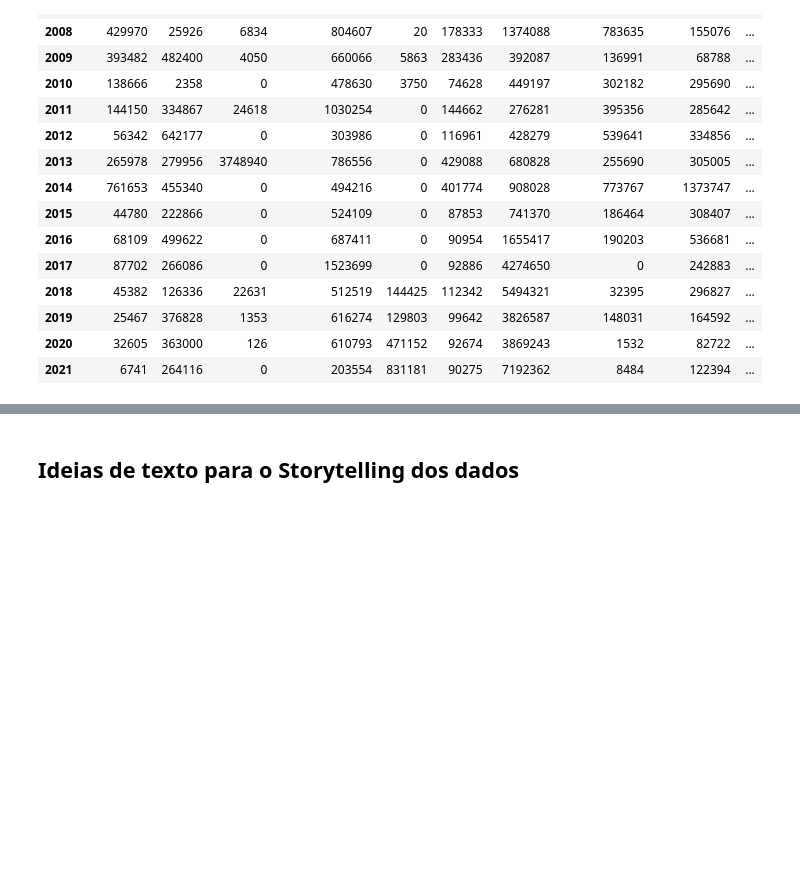
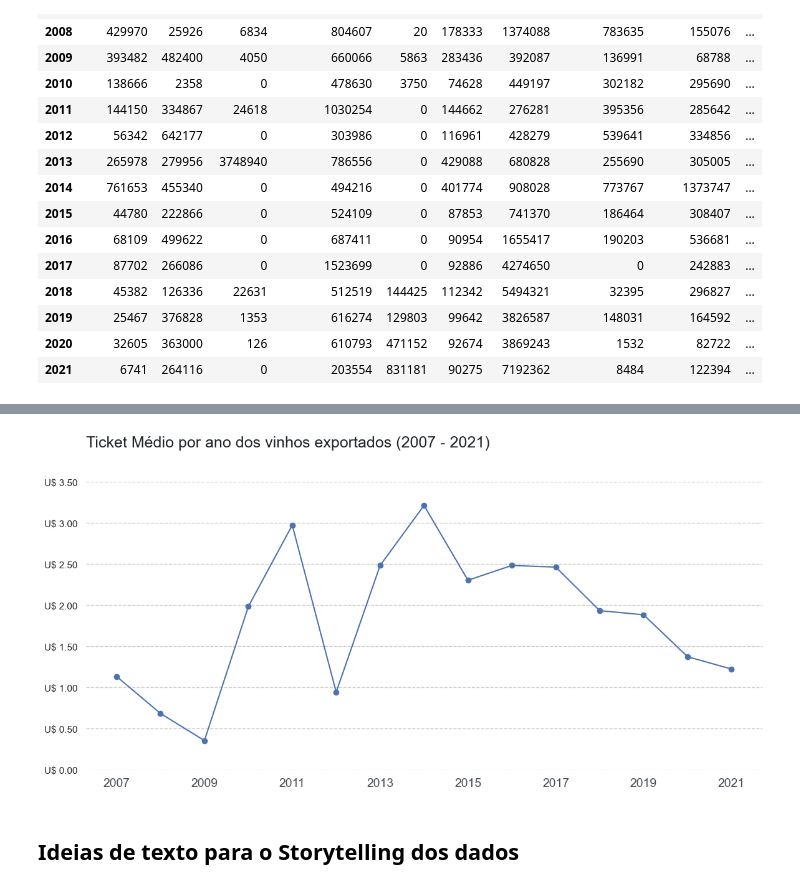
Before and after one commit to afonsosr2/techchallenge-grupo51, a Jupyter notebook: Desafio-vinhos.ipynb, the cells around one changed output, grey strips where cells are left out. Saved outputs shown, nothing was run; the diff lists cells and outputs as text; code cells hidden in the pictures; blank space fills up the shorter version.

```diff
--- a/Desafio-vinhos.ipynb
+++ b/Desafio-vinhos.ipynb
@@ -179,6 +179,9 @@ dados_dolar_combinado
 dados_dolar_anual_total = dados_dolar_combinado.copy()
 dados_dolar_anual_total.columns = dados_dolar_anual_total.columns.str.replace("-Dolar","")
 export_por_ano = dados_dolar_anual_total.iloc[:,1:-2].sum().to_frame().rename(columns={0: "Total"})
+
+export_por_ano_dolar = export_por_ano.copy()
+
 export_por_ano["Total"] = (export_por_ano["Total"] / 1e6).round(2)
 export_por_ano.head(3)
 # %% [output]
@@ -777,0 +902,5 @@ plt.show()
+# %%
+total_unidades_ano = dados_qtd_combinado.drop(["Total","Continente"], axis =1).set_index("País").T
+total_unidades_ano["Total"] = total_unidades_ano.sum(axis = 1)
+total_unidades_ano = total_unidades_ano.rename_axis('Ano').reset_index()
+total_unidades_ano.head()
@@ -777,0 +915,6 @@ plt.show()
+# %%
+total_ticket_medio_ano = total_unidades_ano[["Ano","Total"]]
+total_ticket_medio_ano["US$"] = export_por_ano_dolar["Total"].values
+total_ticket_medio_ano["Ticket_medio"] = (total_ticket_medio_ano["US$"] / total_ticket_medio_ano["Total"]).round(2)
+total_ticket_medio_ano.columns = ["Ano","Total_unidades","Total_US$","Ticket_medio"]
+total_ticket_medio_ano
@@ -778,3 +949,30 @@ plt.show()
+# %%
+# Definindo a área do gráfico e o tema da visualização
+fig, ax = plt.subplots(figsize=(14,6))
+
+# Desenhando o gráfico
+ax.plot(total_ticket_medio_ano["Ano"], total_ticket_medio_ano["Ticket_medio"], marker="o")
+
+ # Personalizando o gráfico
+ax.set_title('Ticket Médio por ano dos vinhos exportados (2007 - 2021)',
+             loc='left', fontsize=18, color = CINZA1, pad = 40)
+ax.set_xlabel("")
+ax.set_ylabel("")
+ax.xaxis.set_tick_params(labelsize = 14, labelcolor= CINZA2)
+ax.grid(axis = "y", linestyle="--", lw = 1)
+ax.set_ylim(0, 3.5)
+sns.despine(left= True, bottom = True)
+
+# Ajustando os ticks do eixo x
+loc = ticker.MultipleLocator(base=2.0)
+ax.xaxis.set_major_locator(loc)
+
+# Ajustando os ticks do eixo y
+ax.yaxis.set_major_formatter(ticker.StrMethodFormatter("U$ {x:.2f}"))
+
+plt.show()
+# %% [output]
+[figure, added]
 # %% [markdown]
 ## Ideias de texto para o Storytelling dos dados
 # %% [markdown]
```
Also changed, not shown: parts of 17 cells of this notebook.
